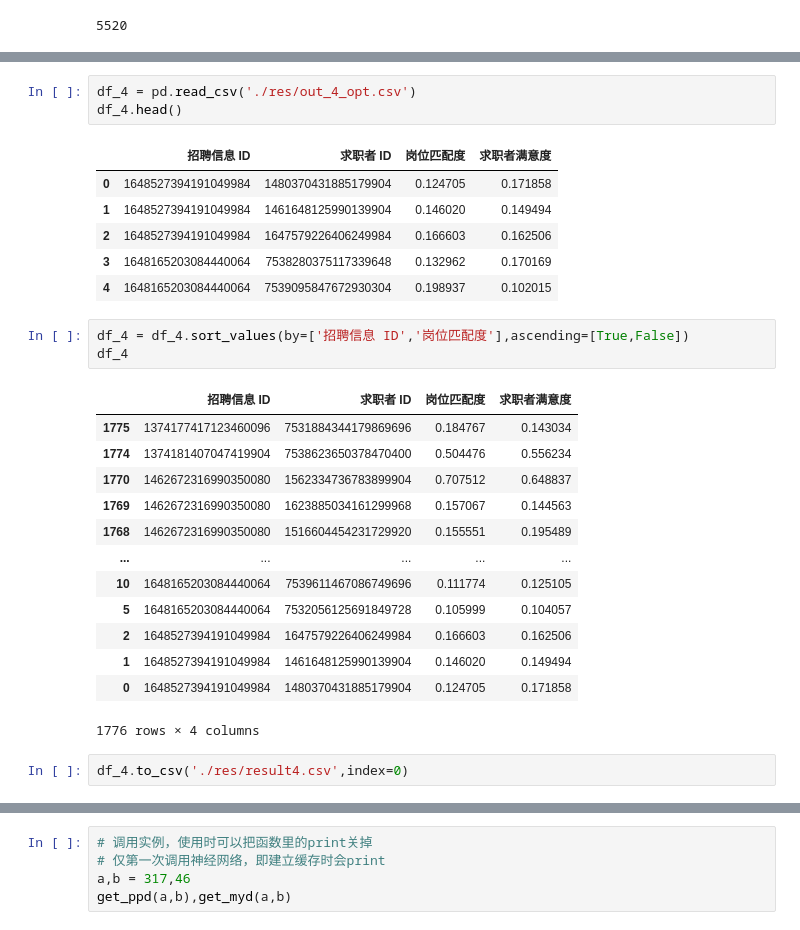
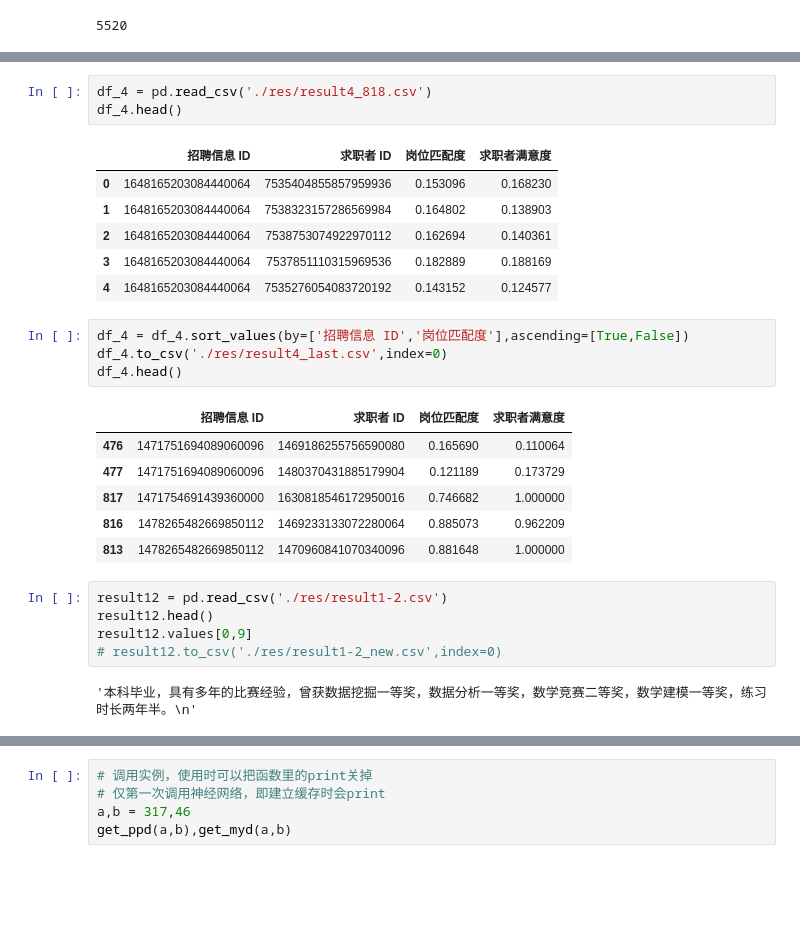
Before and after one commit to zzaiyan/D2L, a Jupyter notebook: sys4em.ipynb, the cells around one changed output, grey strips where cells are left out. Saved outputs shown, nothing was run; the diff lists cells and outputs as text; blank space fills up the shorter version.

```diff
--- a/sys4em.ipynb
+++ b/sys4em.ipynb
@@ -345,29 +393,28 @@ print(cnt_pair, len(st))
 # %%
-df_4 = pd.read_csv('./res/out_4_opt.csv')
+df_4 = pd.read_csv('./res/result4_818.csv')
 df_4.head()
 # %% [output]
 |  | 招聘信息 ID | 求职者 ID | 岗位匹配度 | 求职者满意度 |
-| 0 | 1648527394191049984 | 1480370431885179904 | 0.124705 | 0.171858 |
-| 1 | 1648527394191049984 | 1461648125990139904 | 0.146020 | 0.149494 |
-| 2 | 1648527394191049984 | 1647579226406249984 | 0.166603 | 0.162506 |
-| 3 | 1648165203084440064 | 7538280375117339648 | 0.132962 | 0.170169 |
-| 4 | 1648165203084440064 | 7539095847672930304 | 0.198937 | 0.102015 |
+| 0 | 1648165203084440064 | 7535404855857959936 | 0.153096 | 0.168230 |
+| 1 | 1648165203084440064 | 7538323157286569984 | 0.164802 | 0.138903 |
+| 2 | 1648165203084440064 | 7538753074922970112 | 0.162694 | 0.140361 |
+| 3 | 1648165203084440064 | 7537851110315969536 | 0.182889 | 0.188169 |
+| 4 | 1648165203084440064 | 7535276054083720192 | 0.143152 | 0.124577 |
 # %%
 df_4 = df_4.sort_values(by=['招聘信息 ID','岗位匹配度'],ascending=[True,False])
-df_4
+df_4.to_csv('./res/result4_last.csv',index=0)
+df_4.head()
 # %% [output]
 |  | 招聘信息 ID | 求职者 ID | 岗位匹配度 | 求职者满意度 |
-| 1775 | 1374177417123460096 | 7531884344179869696 | 0.184767 | 0.143034 |
-| 1774 | 1374181407047419904 | 7538623650378470400 | 0.504476 | 0.556234 |
-| 1770 | 1462672316990350080 | 1562334736783899904 | 0.707512 | 0.648837 |
-| 1769 | 1462672316990350080 | 1623885034161299968 | 0.157067 | 0.144563 |
-| 1768 | 1462672316990350080 | 1516604454231729920 | 0.155551 | 0.195489 |
-| ... | ... | ... | ... | ... |
-| 10 | 1648165203084440064 | 7539611467086749696 | 0.111774 | 0.125105 |
-| 5 | 1648165203084440064 | 7532056125691849728 | 0.105999 | 0.104057 |
-| 2 | 1648527394191049984 | 1647579226406249984 | 0.166603 | 0.162506 |
-| 1 | 1648527394191049984 | 1461648125990139904 | 0.146020 | 0.149494 |
-| 0 | 1648527394191049984 | 1480370431885179904 | 0.124705 | 0.171858 |
+| 476 | 1471751694089060096 | 1469186255756590080 | 0.165690 | 0.110064 |
+| 477 | 1471751694089060096 | 1480370431885179904 | 0.121189 | 0.173729 |
+| 817 | 1471754691439360000 | 1630818546172950016 | 0.746682 | 1.000000 |
+| 816 | 1478265482669850112 | 1469233133072280064 | 0.885073 | 0.962209 |
+| 813 | 1478265482669850112 | 1470960841070340096 | 0.881648 | 1.000000 |
-1776 rows × 4 columns
-# %%
-df_4.to_csv('./res/result4.csv',index=0)
+# %%
+result12 = pd.read_csv('./res/result1-2.csv')
+result12.head()
+result12.values[0,9]
+# result12.to_csv('./res/result1-2_new.csv',index=0)
+# %% [output]
+'本科毕业，具有多年的比赛经验，曾获数据挖掘一等奖，数据分析一等奖，数学竞赛二等奖，数学建模一等奖，练习时长两年半。\n'
```
Also changed, not shown: parts of 17 cells of this notebook, 1 other file.
